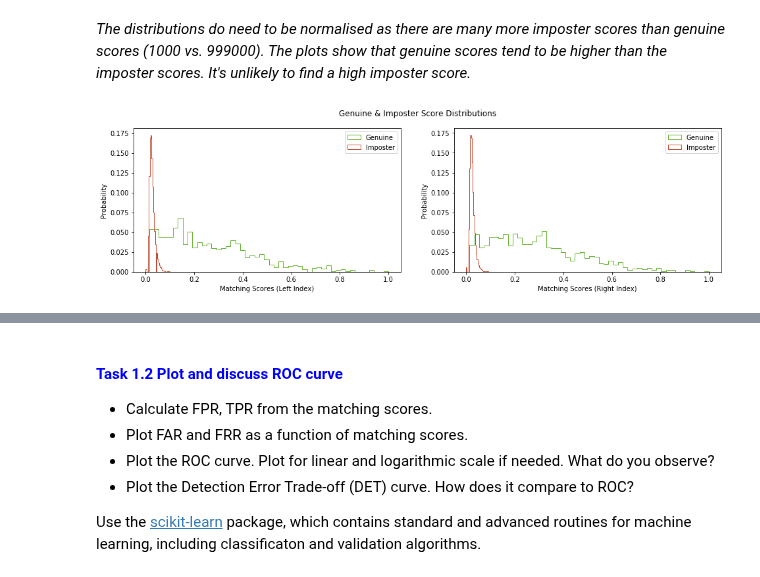
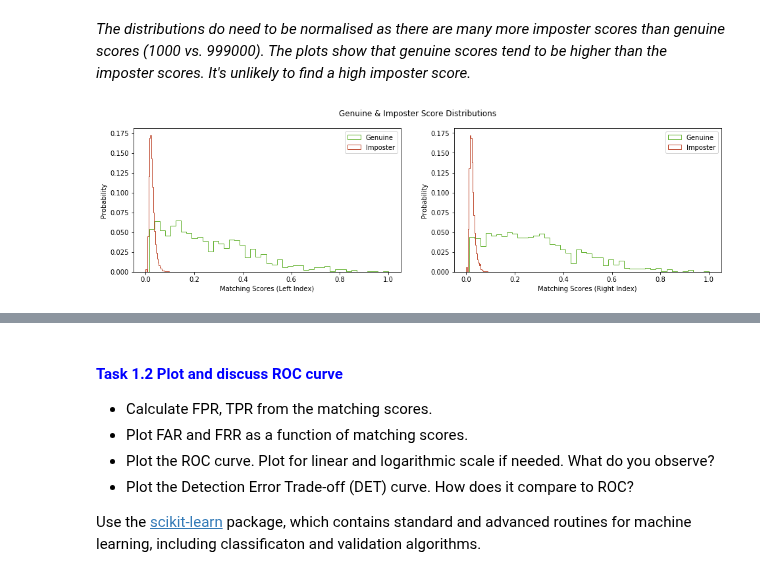
Before and after one commit to BrunoVandekerkhove/biometric-systems, a Jupyter notebook: validating/validating.ipynb, the cells around one changed output, grey strips where cells are left out. Drawn from its saved outputs; the diff is of its cells as text; code cells hidden in the pictures.

```diff
--- a/validating/validating.ipynb
+++ b/validating/validating.ipynb
@@ -112,29 +112,29 @@ From the previously calculated genuine and impostor scores for the available dat
 # %%
 """Plot the genuine and imposter score distributions."""
 
 # Make weight arrays to normalise
 def to_weights(array):
     return np.ones_like(array) / float(len(array))
 li_genuine_weights = to_weights(li_scores[li_genuine_id > 0])
 li_imposter_weights = to_weights(li_scores[li_genuine_id < 1])
 ri_genuine_weights = to_weights(li_scores[ri_genuine_id > 0])
 ri_imposter_weights = to_weights(li_scores[ri_genuine_id < 1])
 
 # Plot probabilities in function of scores
-kwargs = dict(bins=50, histtype='step') # density=True can be used instead of using weights, then you get a pdf
+kwargs = dict(bins=45, histtype='step') # density=True can be used instead of using weights, then you get a pdf
 figure, axes = plt.subplots(ncols=2, figsize=(16,4))
 figure.suptitle('Genuine & Imposter Score Distributions')
 axes[0].hist(li_scores[li_genuine_id > 0], weights=li_genuine_weights, color=(0.4,0.7,0.2), label='Genuine', **kwargs)
 axes[0].hist(li_scores[li_genuine_id < 1], weights=li_imposter_weights, color=(0.75,0.3,0.2), label='Imposter', **kwargs)
 axes[0].set(xlabel='Matching Scores (Left Index)', ylabel='Probability')
 axes[0].legend();
 axes[1].hist(ri_scores[ri_genuine_id > 0], weights=ri_genuine_weights, color=(0.4,0.7,0.2), label='Genuine', **kwargs)
 axes[1].hist(ri_scores[ri_genuine_id < 1], weights=ri_imposter_weights, color=(0.75,0.3,0.2), label='Imposter', **kwargs)
 axes[1].legend();
 axes[1].set(xlabel='Matching Scores (Right Index)', ylabel='Probability')
 plt.show()
 # %% [output]
-[figure, old version]
+[figure, new version]
 # %% [markdown]
 #### 2. FMR, FRR and Receiver Operating Characteristic (ROC) curve
 
```
Also changed, not shown: parts of 6 cells of this notebook.
